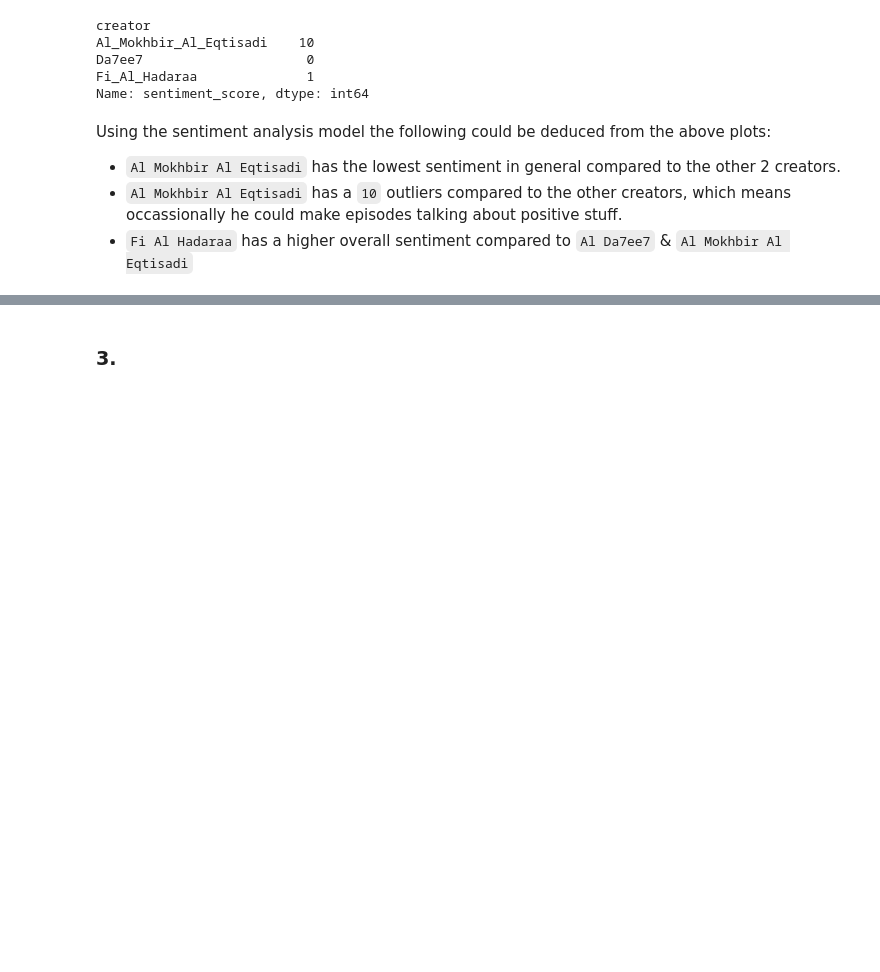
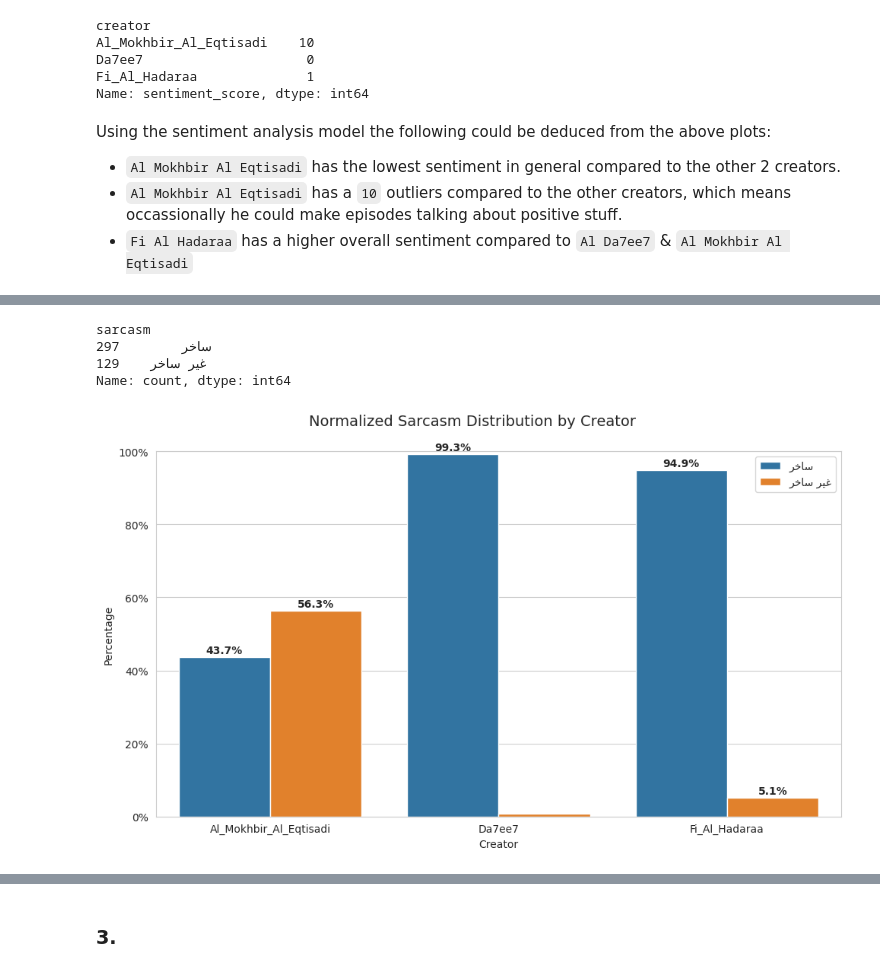
Before and after one commit to OMAR-AHMED-SAAD/NLP_PROJECT_111, a Jupyter notebook: kimo_notebook.ipynb, the cells around one changed output, grey strips where cells are left out. Cells and saved outputs as stored; diff of their text form; code cells hidden in the pictures; blank space fills up the shorter version.

```diff
--- a/kimo_notebook.ipynb
+++ b/kimo_notebook.ipynb
@@ -291,0 +329,19 @@ df.to_csv("walid_sentiment_cleaned_data.csv", index=False)
+# %%
+import time
+from tqdm.notebook import tqdm
+
+episode_sarcasm = []
+
+for i, transcript in enumerate(tqdm(df['episode_transcript'], desc="Analyzing sarcasm")):
+    # Add a 60-second pause after every 15 requests to respect API rate limits
+    if i > 0 and i % 15 == 0:
+        print(f"Pausing for 60 seconds after processing {i} episodes...")
+        time.sleep(60)
+
+    sarcasm = analyze_sarcasm(transcript)
+    episode_sarcasm.append(sarcasm)
+
+df['sarcasm'] = episode_sarcasm
+df.to_csv("sarcasm.csv", index=False)
+
+print(f"Sarcasm analysis completed for {len(episode_sarcasm)} episodes and saved to sarcasm.csv")
@@ -291,0 +375,46 @@ df.to_csv("walid_sentiment_cleaned_data.csv", index=False)
+# %%
+# View the value counts of sarcasm
+df['sarcasm'].value_counts()
+# %% [output]
+sarcasm
+ساخر        297
+غير ساخر    129
+Name: count, dtype: int64
+# %%
+# Compare creators by sarcasm using normalized barplot
+plt.figure(figsize=(10, 6))
+
+# Create a contingency table
+ct = pd.crosstab(df['creator'], df['sarcasm'], normalize='index').reset_index()
+ct_melted = pd.melt(ct, id_vars=['creator'], var_name='sarcasm', value_name='percentage')
+
+# Plot normalized values
+sns.set_style("whitegrid")
+ax = sns.barplot(data=ct_melted, x='creator', y='percentage', hue='sarcasm')
+plt.suptitle("Normalized Sarcasm Distribution by Creator", fontsize=14)
+plt.ylabel("Percentage")
+plt.xlabel("Creator")
+plt.ylim(0, 1)
+
+# Format y-axis as percentage
+plt.gca().yaxis.set_major_formatter(plt.matplotlib.ticker.PercentFormatter(1.0))
+
+# Add percentage labels on top of bars
+for p in ax.patches:
+    height = p.get_height()
+    # Only add text if the height is greater than a small threshold
+    if height > 0.01:  # Skip very small percentages
+        ax.text(p.get_x() + p.get_width()/2., height + 0.01,
+                f'{height:.1%}',
+                ha="center", fontweight='bold')
+
+# Handle Arabic text display
+handles, labels = plt.gca().get_legend_handles_labels()
+reshaped_labels = [arabic_reshaper.reshape(label) for label in labels]
+bidi_labels = [get_display(label) for label in reshaped_labels]
+
+plt.legend(handles, bidi_labels)
+plt.tight_layout()
+plt.show()
+# %% [output]
+[figure, added]
```
Also changed, not shown: parts of 7 cells of this notebook, 2 other files.
